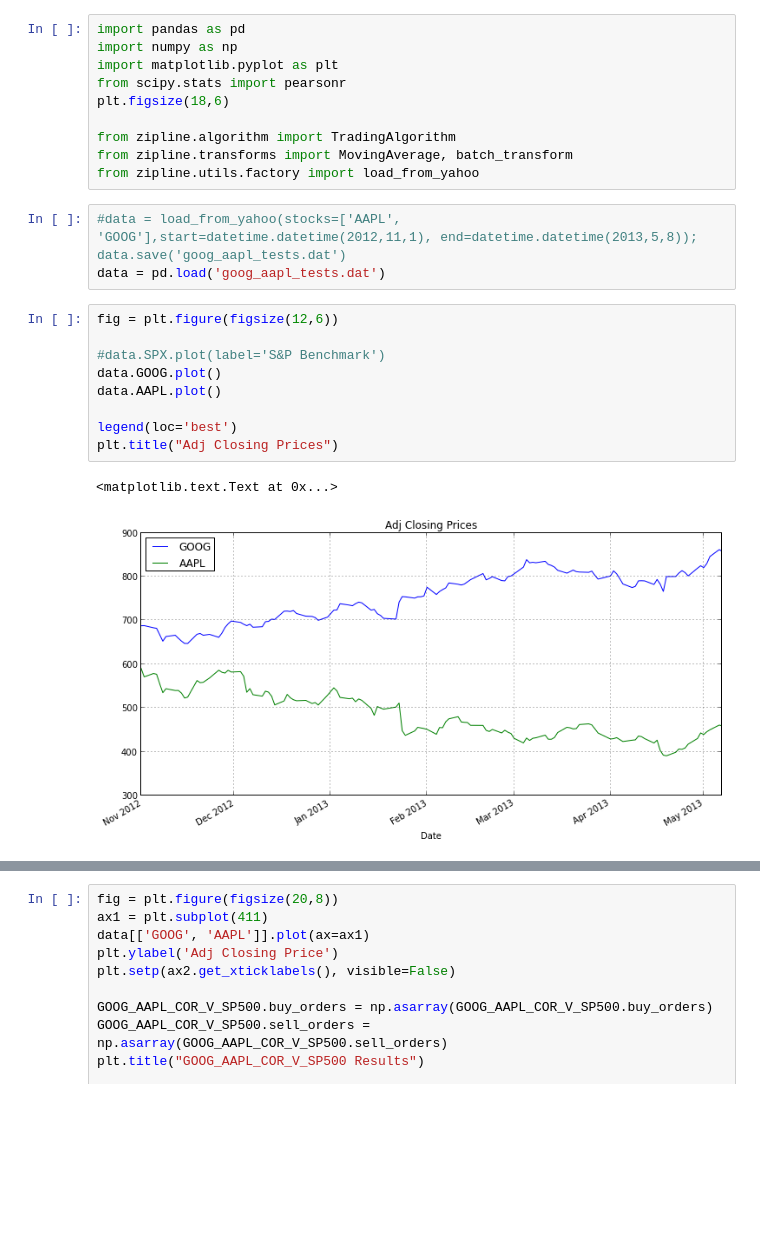
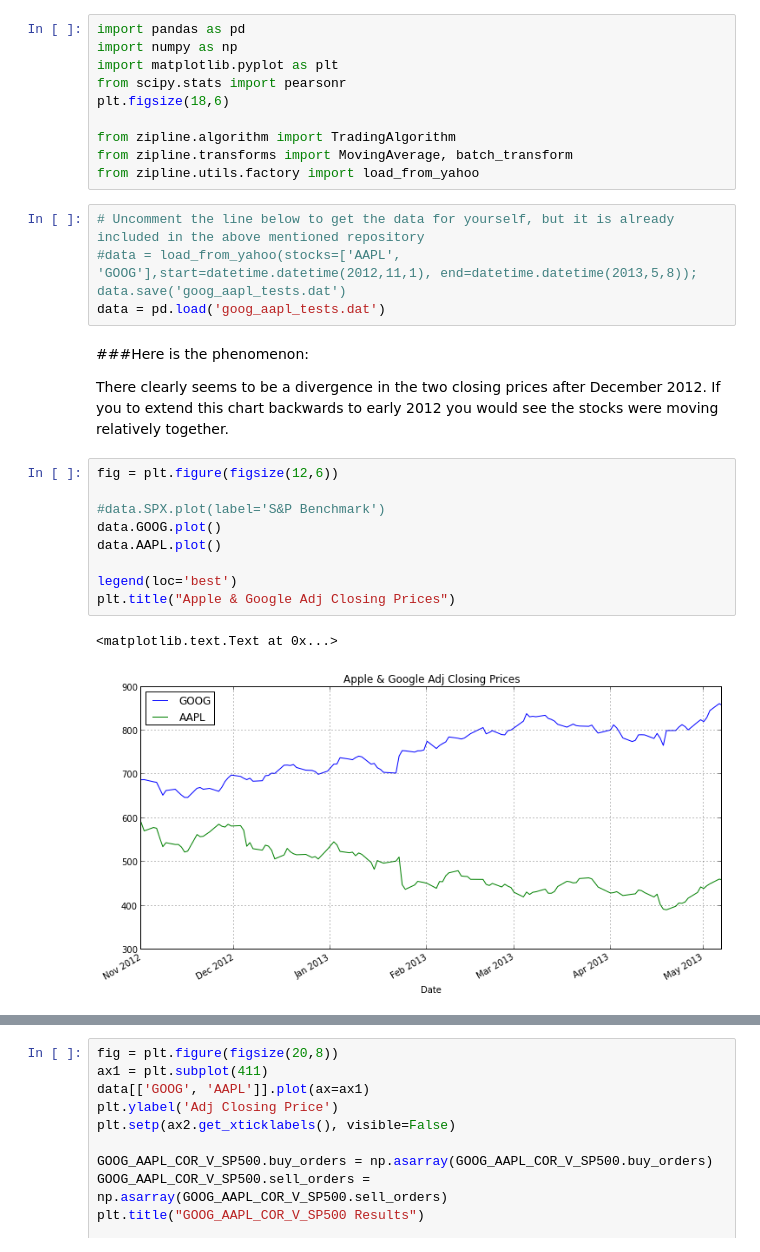
Before and after one commit to agconti/trading, a Jupyter notebook: GOOG V. AAPL Correlation Arb.ipynb, the cells around one changed output, grey strips where cells are left out. Cells and saved outputs as stored; diff of their text form; blank space fills up the shorter version.

Commit message:
extended the narrative

```diff
--- a/GOOG V. AAPL Correlation Arb.ipynb
+++ b/GOOG V. AAPL Correlation Arb.ipynb
@@ -12,17 +14,22 @@ from zipline.algorithm import TradingAlgorithm
 from zipline.transforms import MovingAverage, batch_transform
 from zipline.utils.factory import load_from_yahoo
 # %%
+# Uncomment the line below to get the data for yourself, but it is already included in the above mentioned repository
 #data = load_from_yahoo(stocks=['AAPL', 'GOOG'],start=datetime.datetime(2012,11,1), end=datetime.datetime(2013,5,8)); data.save('goog_aapl_tests.dat')
 data = pd.load('goog_aapl_tests.dat')
+# %% [markdown]
+###Here is the phenomenon:
+
+There clearly seems to be a divergence in the two closing prices after December 2012. If you to extend this chart backwards to early 2012 you would see the stocks were moving relatively together.
 # %%
 fig = plt.figure(figsize(12,6))
 
 #data.SPX.plot(label='S&P Benchmark')
 data.GOOG.plot()
 data.AAPL.plot()
 
 legend(loc='best')
-plt.title("Adj Closing Prices")
+plt.title("Apple & Google Adj Closing Prices")
 # %% [output]
 <matplotlib.text.Text at 0x...>
-[figure, old version]
+[figure, new version]
```
Also changed, not shown: parts of 19 cells of this notebook.
